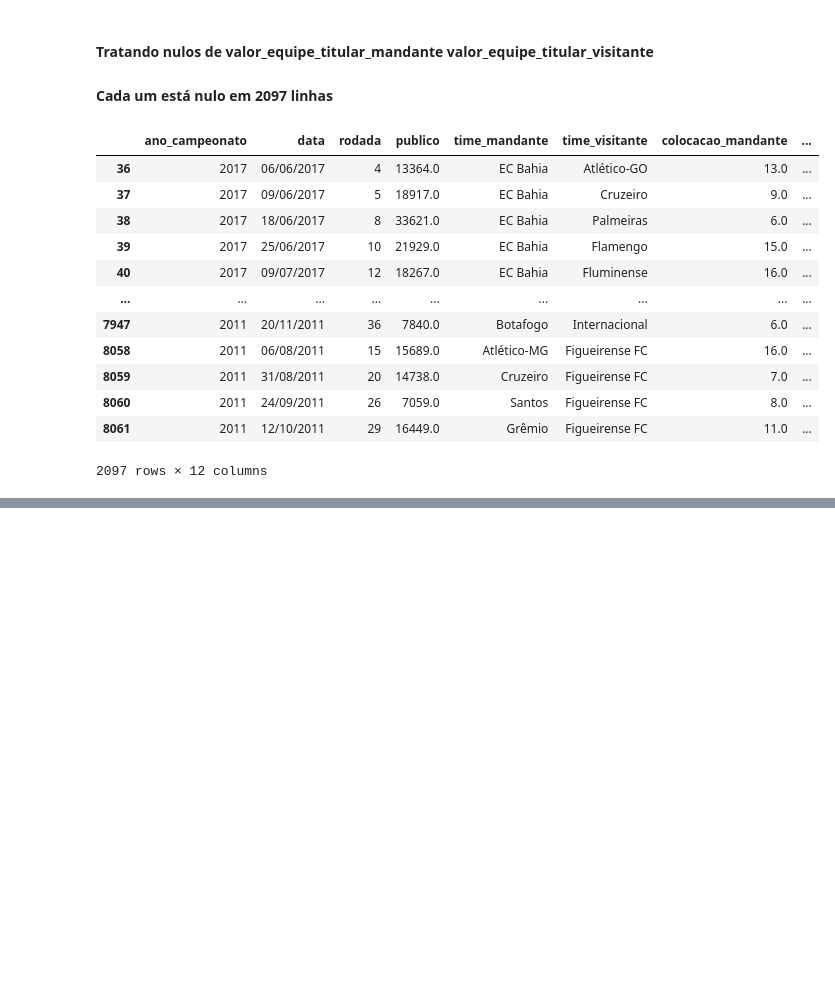
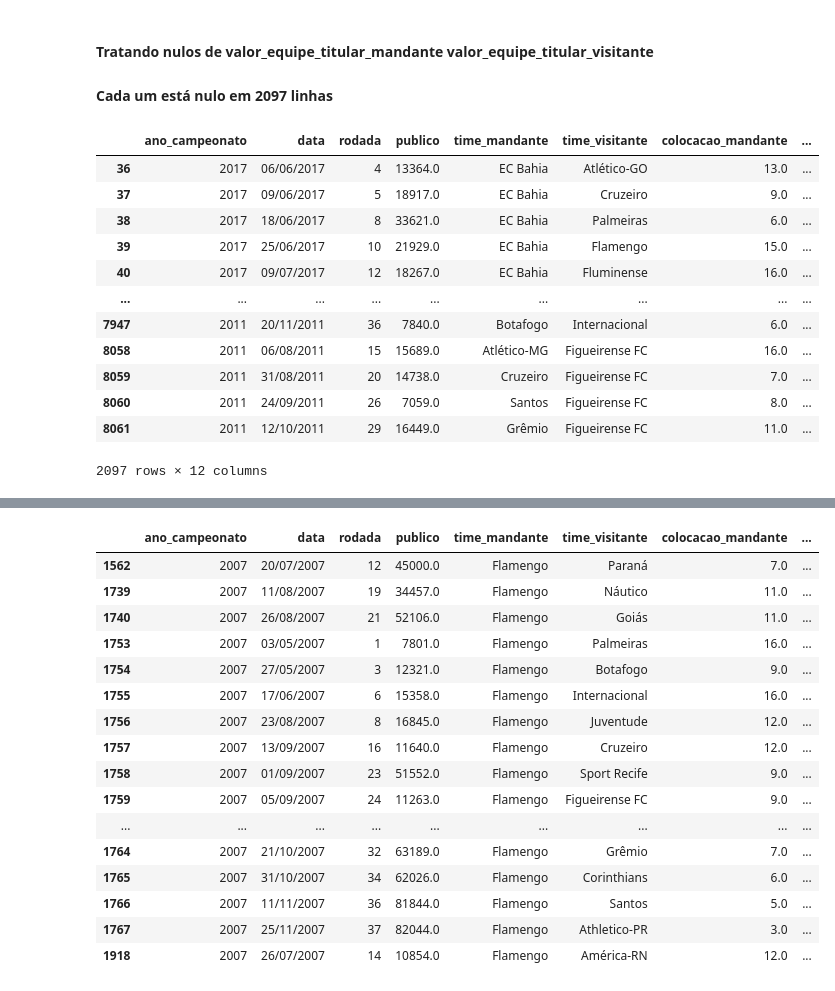
Before and after one commit to salomaofreitasjr/TCC_PUC_MINAS_POS_CIENCIA_DE_DADOS_2023, a Jupyter notebook: Projeto Python/02 - Preparação de Dados.ipynb, the cells around one changed output, grey strips where cells are left out. Cells and saved outputs as stored; diff of their text form; code cells hidden in the pictures; blank space fills up the shorter version.

```diff
--- a/Projeto Python/02 - Preparação de Dados.ipynb
+++ b/Projeto Python/02 - Preparação de Dados.ipynb
@@ -548,10 +548,12 @@ dtype: int64
 #### Tratando nulos de valor_equipe_titular_mandante valor_equipe_titular_visitante
 #### Cada um está nulo em 2097 linhas
 # %%
-# Vamo ver as linhas valor_equipe_titular_mandante valor_equipe_titular_visitante são nulos
-df = df_brasileirao[df_brasileirao['valor_equipe_titular_mandante'].isna() | df_brasileirao['valor_equipe_titular_visitante'].isna()] # | or
+# Vamo ver as linhas onde valor_equipe_titular_mandante valor_equipe_titular_visitante são nulos
+df_nulos = df_brasileirao[df_brasileirao['valor_equipe_titular_mandante'].isna() | df_brasileirao['valor_equipe_titular_visitante'].isna()] # | or
 
-df
+#df  = df.groupby(['ano_campeonato']).count()['rodada']
+
+df_nulos
 # %% [output]
 |  | ano_campeonato | data | rodada | publico | time_mandante | time_visitante | colocacao_mandante | ... |
 | 36 | 2017 | 06/06/2017 | 4 | 13364.0 | EC Bahia | Atlético-GO | 13.0 | ... |
@@ -600,0 +613,9 @@ df_ano.shape
+# %%
+# Apenas para dar uma olhadinha nos valores da média e mediana de cada time, fazendo um groupby
+# Variar ano a ano para analisar as médias e medianas
+df_brasileirao_so_ano = df_brasileirao[df_brasileirao['ano_campeonato'] == 2009 ].groupby('time_mandante').aggregate({'valor_equipe_titular_mandante': ['mean','median']})
+df_brasileirao_so_ano.columns = ['_'.join(col) for col in df_brasileirao_so_ano.columns.values] # para dar um flatten na coluna multiIndex- ['valor_equipe_titular_mandante']['mean'] vira ['valor_equipe_titular_mandante_mean']
+
+df_brasileirao_so_ano['valor_equipe_titular_mandante_mean'] = df_brasileirao_so_ano['valor_equipe_titular_mandante_mean'].round(2) # estava aparecendo em notação científica, então limitamos as casas decimais
+
+df_brasileirao_so_ano
@@ -600,0 +646,42 @@ df_ano.shape
+# %%
+# Verificamos que os valores não são muito divergentes (indicando a não exsitência de outliers)
+# Então optamos por usar a média para preenchimento dos valores faltantes, como fizemos no dataset menor
+
+# Vamos linha por linha do dataset, preenchendo os atributos valor_equipe_titular_mandante e valor_equipe_titular_visitante
+# com as médias calculadas de cada time (ano a ano)
+#for index in range(len(df_brasileirao_comp)):
+df_brasileirao2 = df_brasileirao.copy() #só para testar. depois usamo o df_brasileirao diretamente
+
+#Antes
+display(df_brasileirao2[(df_brasileirao2['ano_campeonato'] == 2007) & (df_brasileirao2['time_mandante'] == 'Flamengo') ].isnull().sum())
+print()
+
+for ano in df_count_nulos[4:].index: # para não inclyir as 4 primrias linhas (100% nulos)
+  #df_brasileirao_so_ano = df_brasileirao2[df_brasileirao2['ano_campeonato'] == ano ] # pega um DF só daquel ano
+
+  #print('ANO:', ano)
+  df_brasileirao_so_ano = pd.DataFrame(df_brasileirao2[df_brasileirao2['ano_campeonato'] == ano ])
+  #df_times_ano = pd.DataFrame( df_brasileirao_so_ano['time_mandante'].drop_duplicates() ) # os mandantes são os mesmo times que são visitantes. então basta esse
+
+  #só os nulos para o laço
+  df_nulos_ano = df_brasileirao_so_ano[df_brasileirao_so_ano['valor_equipe_titular_mandante'].isna() | df_brasileirao_so_ano['valor_equipe_titular_visitante'].isna()] # | or
+
+  for index in df_nulos_ano.index:
+    time = df_nulos_ano.loc[index, 'time_mandante']
+    #print(time)
+
+    #VAMOS TER QUE PREENCHER UM A UM MESMO (SEM O FILLNA), devido as muitas condições de fltro (ano e time). NO ENTANTO, AQUI SÓ OS NULOS DEVEM SER PREENCHIDOS
+    #ENTÃO TEM QUE TER ESSE CUIDADO ESPECIAL
+
+    #df_brasileirao2[(df_brasileirao2['ano_campeonato'] == ano) & (df_brasileirao2['time_mandante'] == time) & (df_brasileirao2['valor_equipe_titular_mandante'].isna())].valor_equipe_titular_mandante.fillna( df_brasileirao_so_ano[df_brasileirao_so_ano['time_mandante'] == time]['valor_equipe_titular_mandante'].mean() )
+    df_brasileirao2.loc[index, 'valor_equipe_titular_mandante'] = df_brasileirao_so_ano[df_brasileirao_so_ano['time_mandante'] == time]['valor_equipe_titular_mandante'].mean()
+
+    #time_visit = df_brasileirao_so_ano.loc[index, 'time_visitante']
+    #df_brasileirao2[(df_brasileirao2['ano_campeonato'] == ano) & (df_brasileirao2['time_visitante'] == time) & (df_brasileirao2['valor_equipe_titular_visitante'].isna())].valor_equipe_titular_visitante.fillna( df_brasileirao_so_ano[df_brasileirao_so_ano['time_visitante'] == time]['valor_equipe_titular_visitante'].mean() )
+    df_brasileirao2.loc[index, 'valor_equipe_titular_visitante'] = df_brasileirao_so_ano[df_brasileirao_so_ano['time_visitante'] == time]['valor_equipe_titular_visitante'].mean()
+
+# mostramos o DF para conferência
+display(df_brasileirao2[(df_brasileirao2['ano_campeonato'] == 2007) & (df_brasileirao2['time_mandante'] == 'Flamengo') ].isnull().sum())
+print()
+display(df_brasileirao2[(df_brasileirao2['ano_campeonato'] == 2007) & (df_brasileirao2['time_mandante'] == 'Flamengo') ])
+# %% [output]
@@ -600,0 +714,17 @@ df_ano.shape
+|  | ano_campeonato | data | rodada | publico | time_mandante | time_visitante | colocacao_mandante | ... |
+| 1562 | 2007 | 20/07/2007 | 12 | 45000.0 | Flamengo | Paraná | 7.0 | ... |
+| 1739 | 2007 | 11/08/2007 | 19 | 34457.0 | Flamengo | Náutico | 11.0 | ... |
+| 1740 | 2007 | 26/08/2007 | 21 | 52106.0 | Flamengo | Goiás | 11.0 | ... |
+| 1753 | 2007 | 03/05/2007 | 1 | 7801.0 | Flamengo | Palmeiras | 16.0 | ... |
+| 1754 | 2007 | 27/05/2007 | 3 | 12321.0 | Flamengo | Botafogo | 9.0 | ... |
+| 1755 | 2007 | 17/06/2007 | 6 | 15358.0 | Flamengo | Internacional | 16.0 | ... |
+| 1756 | 2007 | 23/08/2007 | 8 | 16845.0 | Flamengo | Juventude | 12.0 | ... |
+| 1757 | 2007 | 13/09/2007 | 16 | 11640.0 | Flamengo | Cruzeiro | 12.0 | ... |
+| 1758 | 2007 | 01/09/2007 | 23 | 51552.0 | Flamengo | Sport Recife | 9.0 | ... |
+| 1759 | 2007 | 05/09/2007 | 24 | 11263.0 | Flamengo | Figueirense FC | 9.0 | ... |
+| ... | ... | ... | ... | ... | ... | ... | ... | ... |
+| 1764 | 2007 | 21/10/2007 | 32 | 63189.0 | Flamengo | Grêmio | 7.0 | ... |
+| 1765 | 2007 | 31/10/2007 | 34 | 62026.0 | Flamengo | Corinthians | 6.0 | ... |
+| 1766 | 2007 | 11/11/2007 | 36 | 81844.0 | Flamengo | Santos | 5.0 | ... |
+| 1767 | 2007 | 25/11/2007 | 37 | 82044.0 | Flamengo | Athletico-PR | 3.0 | ... |
+| 1918 | 2007 | 26/07/2007 | 14 | 10854.0 | Flamengo | América-RN | 12.0 | ... |
```
Also changed, not shown: parts of 11 cells of this notebook.
